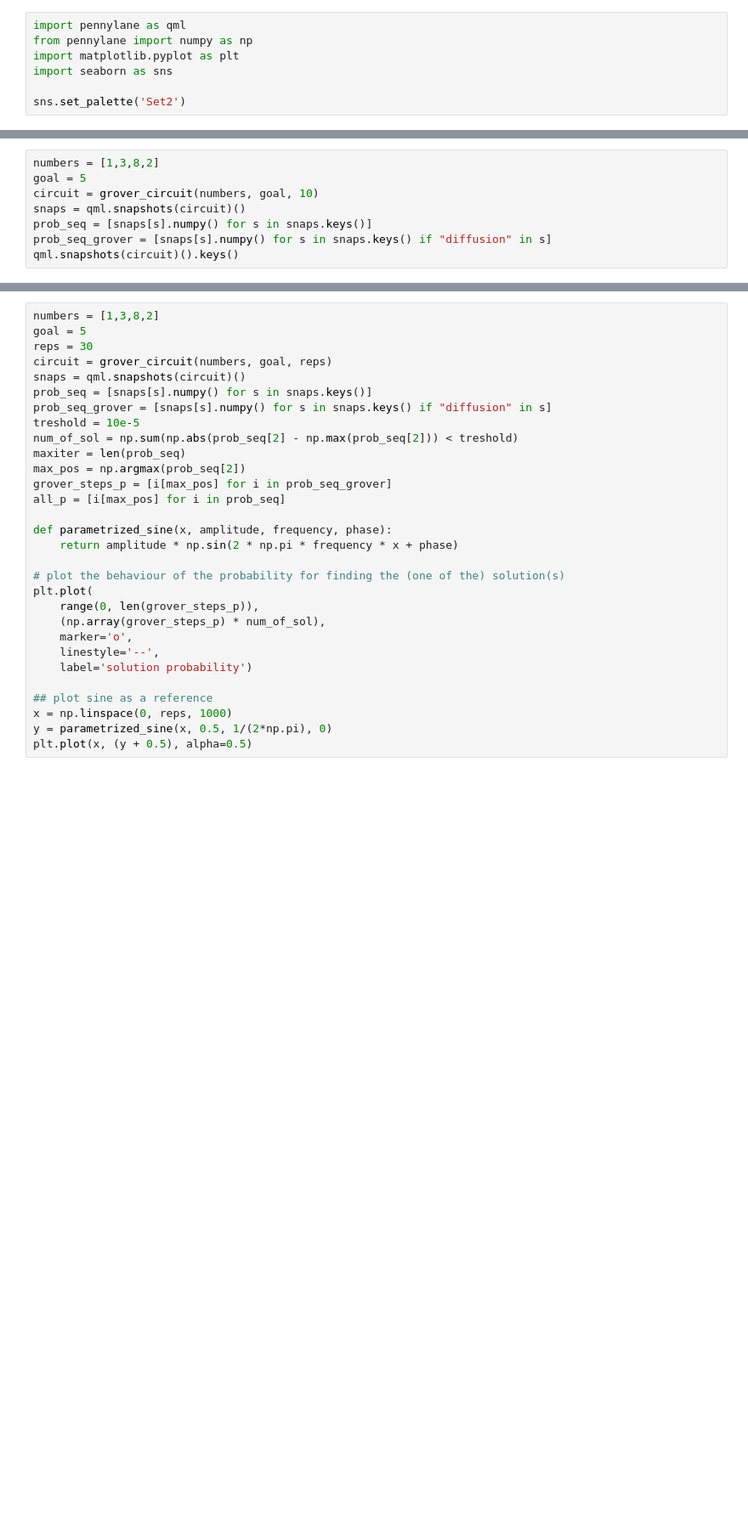
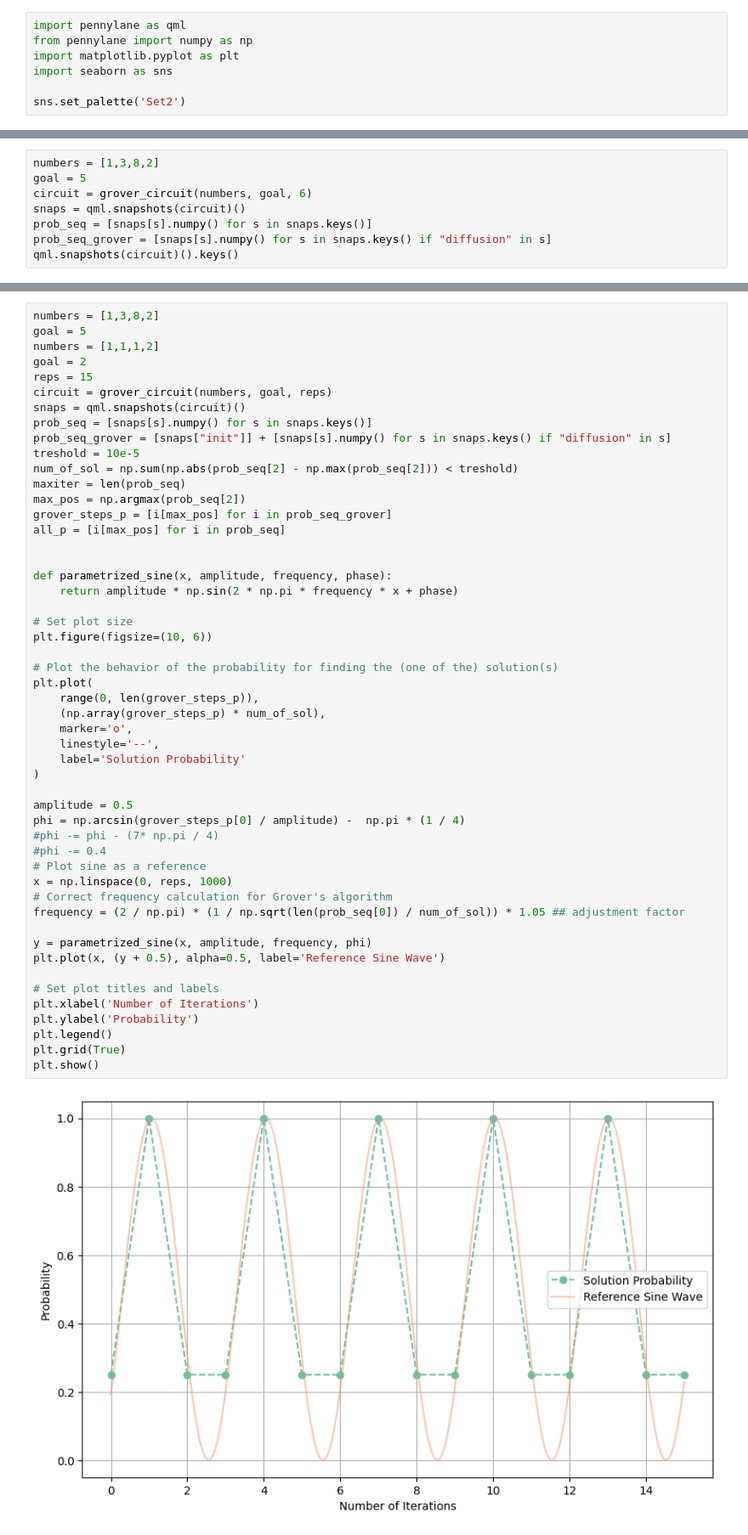
Before and after one commit to arcticronin/quantum_knapsack_pennylane, a Jupyter notebook: main.ipynb, the cells around one changed output, grey strips where cells are left out. Shown at 85% size. Cells and saved outputs as stored; diff of their text form; blank space fills up the shorter version.

```diff
--- a/main.ipynb
+++ b/main.ipynb
@@ -84,7 +87,7 @@ plt.bar( range(len(result)),  result)
 # %%
 numbers = [1,3,8,2]
 goal = 5
-circuit = grover_circuit(numbers, goal, 10)
+circuit = grover_circuit(numbers, goal, 6)
 snaps = qml.snapshots(circuit)()
 prob_seq = [snaps[s].numpy() for s in snaps.keys()]
 prob_seq_grover = [snaps[s].numpy() for s in snaps.keys() if "diffusion" in s]
@@ -123,30 +142,53 @@ plt.show()
 # %%
 numbers = [1,3,8,2]
 goal = 5
-reps = 30
+numbers = [1,1,1,2]
+goal = 2
+reps = 15
 circuit = grover_circuit(numbers, goal, reps)
 snaps = qml.snapshots(circuit)()
 prob_seq = [snaps[s].numpy() for s in snaps.keys()]
-prob_seq_grover = [snaps[s].numpy() for s in snaps.keys() if "diffusion" in s]
+prob_seq_grover = [snaps["init"]] + [snaps[s].numpy() for s in snaps.keys() if "diffusion" in s]
 treshold = 10e-5
 num_of_sol = np.sum(np.abs(prob_seq[2] - np.max(prob_seq[2])) < treshold)
 maxiter = len(prob_seq)
 max_pos = np.argmax(prob_seq[2])
 grover_steps_p = [i[max_pos] for i in prob_seq_grover]
 all_p = [i[max_pos] for i in prob_seq]
 
+
 def parametrized_sine(x, amplitude, frequency, phase):
     return amplitude * np.sin(2 * np.pi * frequency * x + phase)
 
-# plot the behaviour of the probability for finding the (one of the) solution(s)
+# Set plot size
+plt.figure(figsize=(10, 6))
+
+# Plot the behavior of the probability for finding the (one of the) solution(s)
 plt.plot(
     range(0, len(grover_steps_p)),
     (np.array(grover_steps_p) * num_of_sol),
     marker='o',
     linestyle='--',
-    label='solution probability')
+    label='Solution Probability'
+)
 
-## plot sine as a reference
+amplitude = 0.5
+phi = np.arcsin(grover_steps_p[0] / amplitude) -  np.pi * (1 / 4)
+#phi -= phi - (7* np.pi / 4)
+#phi -= 0.4
+# Plot sine as a reference
 x = np.linspace(0, reps, 1000)
-y = parametrized_sine(x, 0.5, 1/(2*np.pi), 0)
-plt.plot(x, (y + 0.5), alpha=0.5)
+# Correct frequency calculation for Grover's algorithm
+frequency = (2 / np.pi) * (1 / np.sqrt(len(prob_seq[0]) / num_of_sol)) * 1.05 ## adjustment factor
+
+y = parametrized_sine(x, amplitude, frequency, phi)
+plt.plot(x, (y + 0.5), alpha=0.5, label='Reference Sine Wave')
+
+# Set plot titles and labels
+plt.xlabel('Number of Iterations')
+plt.ylabel('Probability')
+plt.legend()
+plt.grid(True)
+plt.show()
+# %% [output]
+[figure, added]
```
Also changed, not shown: parts of 9 cells of this notebook, 2 other files.
